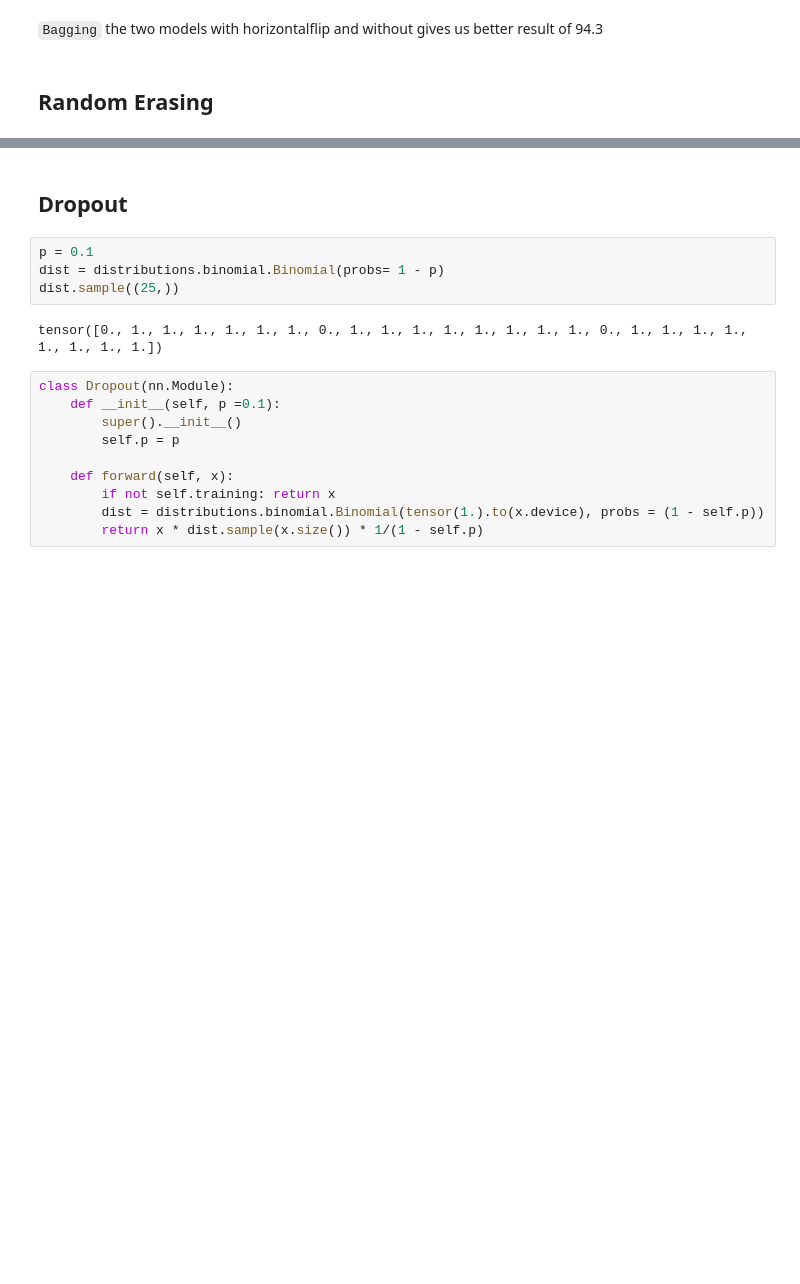
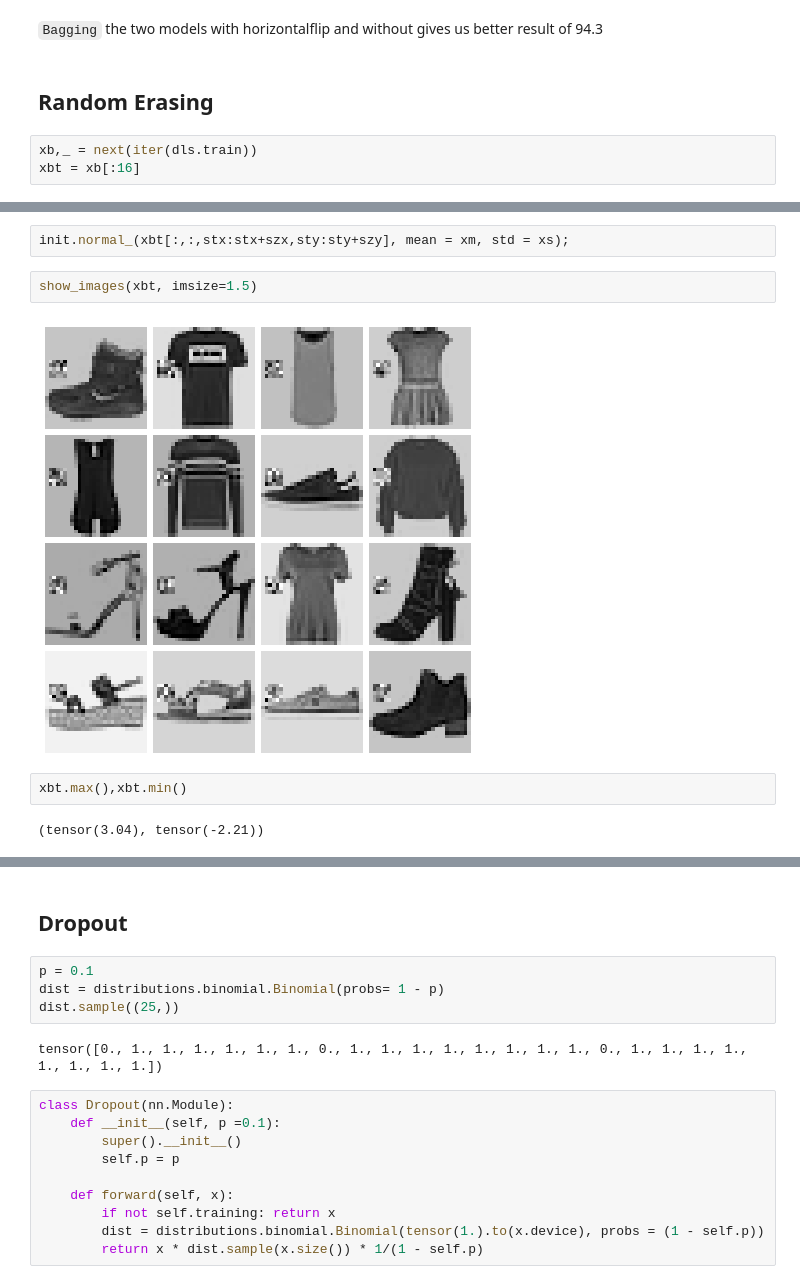
Before and after one commit to mtm-007/Deep-Learing-from-the-foundation-and-GEN_AI, a Jupyter notebook: augumentation.ipynb, the cells around one changed output, grey strips where cells are left out. Drawn from its saved outputs; the diff is of its cells as text; blank space fills up the shorter version.

```diff
--- a/augumentation.ipynb
+++ b/augumentation.ipynb
@@ -454,3 +454,6 @@ round((ap==apt).float().mean().item(),3)
 `Bagging` the two models with horizontalflip and without gives us better result of 94.3
 # %% [markdown]
 ## Random Erasing
+# %%
+xb,_ = next(iter(dls.train))
+xbt = xb[:16]
@@ -456,0 +476,10 @@ round((ap==apt).float().mean().item(),3)
+# %%
+init.normal_(xbt[:,:,stx:stx+szx,sty:sty+szy], mean = xm, std = xs);
+# %%
+show_images(xbt, imsize=1.5)
+# %% [output]
+[figure, added]
+# %%
+xbt.max(),xbt.min()
+# %% [output]
+(tensor(3.04), tensor(-2.21))
```
Also changed, not shown: parts of 38 cells of this notebook.
